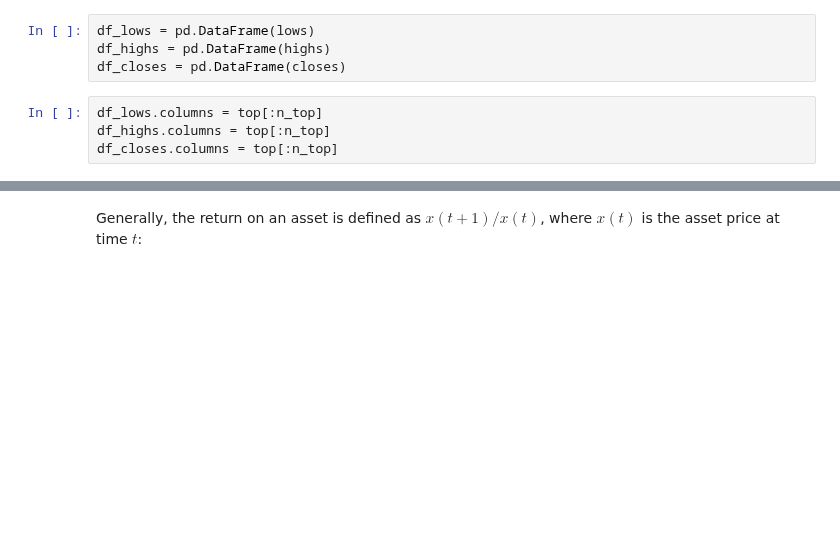
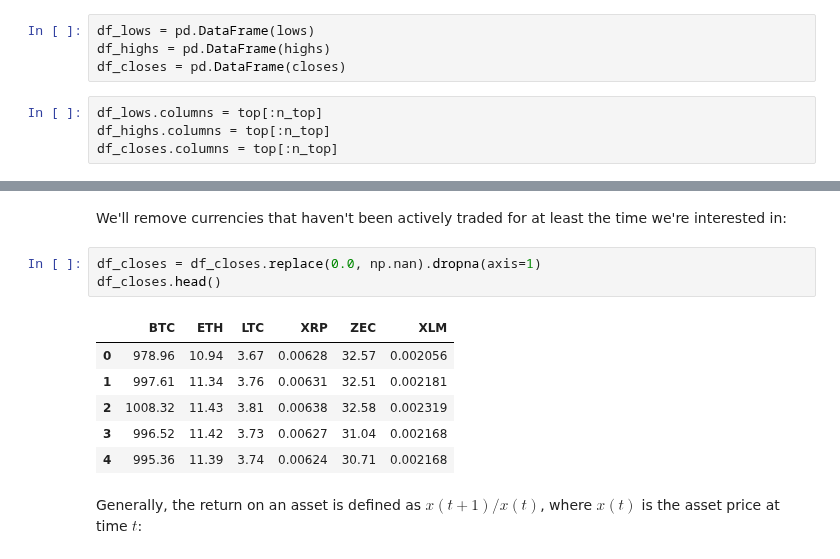
Before and after one commit to wjn0/gwp, a Jupyter notebook: Portfolio selection - cryptocurrencies.ipynb, the cells around one changed output, grey strips where cells are left out. Saved outputs shown, nothing was run; the diff lists cells and outputs as text; blank space fills up the shorter version.

```diff
--- a/Portfolio selection - cryptocurrencies.ipynb
+++ b/Portfolio selection - cryptocurrencies.ipynb
@@ -95,3 +95,15 @@ df_closes.head()
+# %% [markdown]
+We'll remove currencies that haven't been actively traded for at least the time we're interested in:
+# %%
+df_closes = df_closes.replace(0.0, np.nan).dropna(axis=1)
+df_closes.head()
+# %% [output]
+|  | BTC | ETH | LTC | XRP | ZEC | XLM |
+| 0 | 978.96 | 10.94 | 3.67 | 0.00628 | 32.57 | 0.002056 |
+| 1 | 997.61 | 11.34 | 3.76 | 0.00631 | 32.51 | 0.002181 |
+| 2 | 1008.32 | 11.43 | 3.81 | 0.00638 | 32.58 | 0.002319 |
+| 3 | 996.52 | 11.42 | 3.73 | 0.00627 | 31.04 | 0.002168 |
+| 4 | 995.36 | 11.39 | 3.74 | 0.00624 | 30.71 | 0.002168 |
 # %% [markdown]
 Generally, the return on an asset is defined as $x(t + 1)/x(t)$, where $x(t)$ is the asset price at time $t$:
 # %%
```
Also changed, not shown: parts of 77 cells of this notebook, 2 other files.
